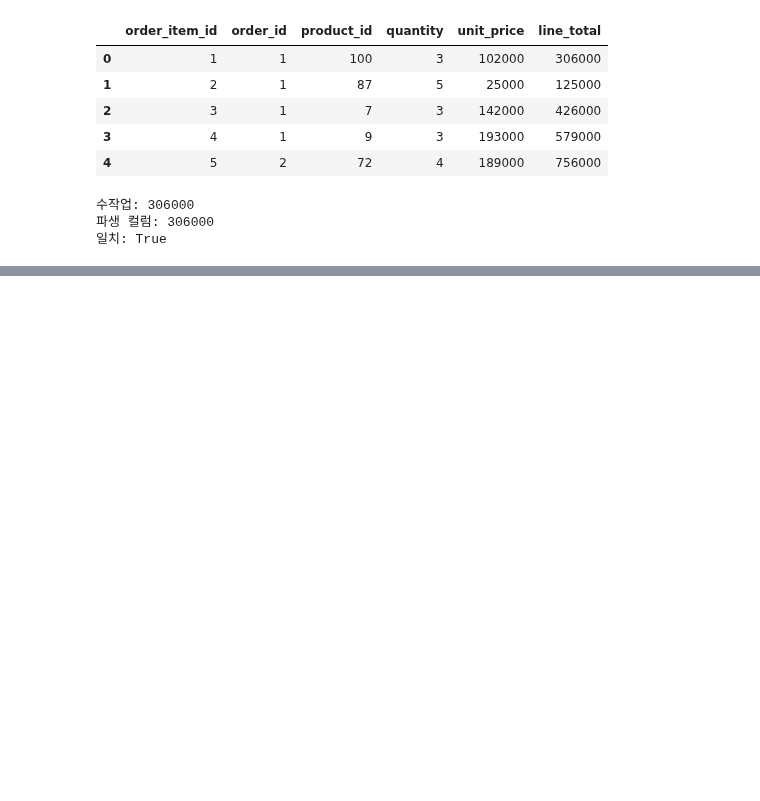
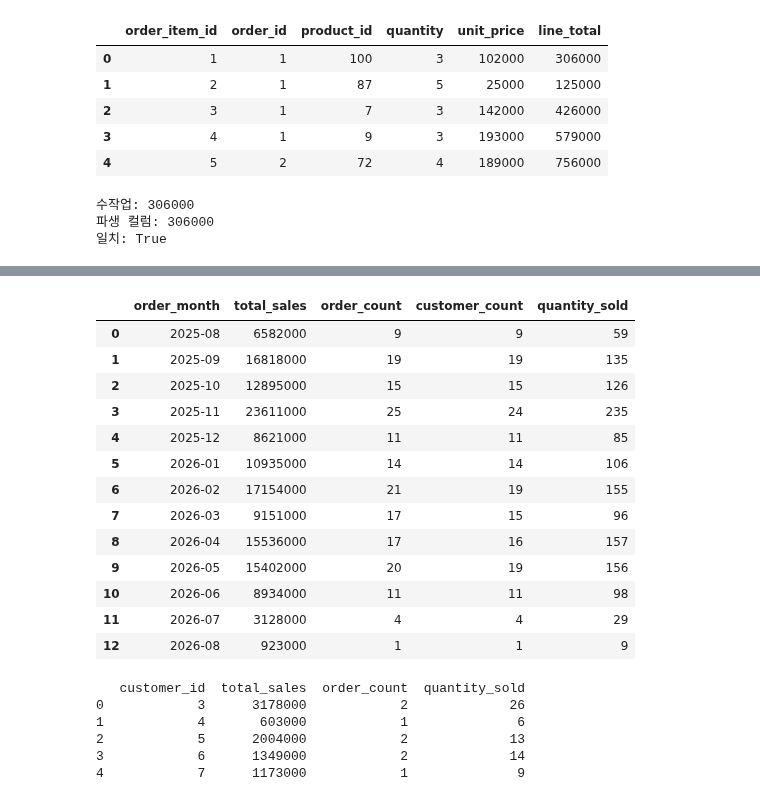
Before and after one commit to dydtlsrl/ai-data-analysis, a Jupyter notebook: notebooks/ch04_pandas_basic.ipynb, the cells around one changed output, grey strips where cells are left out. Drawn from its saved outputs; the diff is of its cells as text; code cells hidden in the pictures; blank space fills up the shorter version.

```diff
--- a/notebooks/ch04_pandas_basic.ipynb
+++ b/notebooks/ch04_pandas_basic.ipynb
@@ -235,0 +454,14 @@ print("일치:", expected == actual)
+# %%
+#54. 주문 날짜 변환과 주문 월 생성
+#order_date 컬럼을 datetime 형식으로 변환하는 이유는 데이터 분석에서 날짜와 시간 관련 연산을 수행하기 위해서입니다.
+#변환 했을 때의 효과는 datetime 형식으로 변환하면 날짜와 시간 관련 연산, 필터링, 그룹화 등을 쉽게 수행할 수 있습니다.
+# 왜냐하면 문자열 형식으로 되어 있는 날짜 데이터를 datetime 형식으로 변환하면 pandas에서 제공하는
+# 다양한 날짜 관련 기능을 활용할 수 있기 때문입니다.
+completed_items["order_date"] = pd.to_datetime(
+    completed_items["order_date"],
+    errors="coerce",
+)
+print(
+    "날짜 변환 실패:",
+    completed_items["order_date"].isna().sum(),
+)
@@ -235,0 +493,11 @@ print("일치:", expected == actual)
+# %%
+completed_items["order_month"] = (
+    completed_items["order_date"]
+    .dt.to_period("M")
+    .astype("string")
+)
+#dt란 무엇인가? dt는 pandas에서 datetime 형식의 데이터를 다루기 위한 접근자입니다.
+#datetime이란 무엇인가? datetime은 날짜와 시간을 나타내는 데이터 타입입니다.
+#dt.to_period("M")란 무엇인가? dt.to_period("M")은 datetime 형식의 데이터를 월 단위로 변환하는 메서드입니다.
+#astype("string")란 무엇인가? astype("string")은 데이터 타입을 문자열로 변환하는 메서드입니다.'
+#astype이란 무엇인가? astype은 pandas에서 데이터 타입을 변환하는 메서드입니다.
@@ -235,0 +513,30 @@ print("일치:", expected == actual)
+# %%
+#55. 월별 매출
+
+monthly_sales = (
+    completed_items
+    .groupby("order_month", as_index=False)
+    .agg(
+        total_sales=("line_total", "sum"),
+        order_count=("order_id", "nunique"),
+        customer_count=("customer_id", "nunique"),
+        quantity_sold=("quantity", "sum"),
+    )
+    .sort_values("order_month")
+)
+display(monthly_sales)
+# %% [output]
+|  | order_month | total_sales | order_count | customer_count | quantity_sold |
+| 0 | 2025-08 | 6582000 | 9 | 9 | 59 |
+| 1 | 2025-09 | 16818000 | 19 | 19 | 135 |
+| 2 | 2025-10 | 12895000 | 15 | 15 | 126 |
+| 3 | 2025-11 | 23611000 | 25 | 24 | 235 |
+| 4 | 2025-12 | 8621000 | 11 | 11 | 85 |
+| 5 | 2026-01 | 10935000 | 14 | 14 | 106 |
+| 6 | 2026-02 | 17154000 | 21 | 19 | 155 |
+| 7 | 2026-03 | 9151000 | 17 | 15 | 96 |
+| 8 | 2026-04 | 15536000 | 17 | 16 | 157 |
+| 9 | 2026-05 | 15402000 | 20 | 19 | 156 |
+| 10 | 2026-06 | 8934000 | 11 | 11 | 98 |
+| 11 | 2026-07 | 3128000 | 4 | 4 | 29 |
+| 12 | 2026-08 | 923000 | 1 | 1 | 9 |
@@ -235,0 +555,9 @@ print("일치:", expected == actual)
+# %%
+print(customer_sales.head())
+# %% [output]
+   customer_id  total_sales  order_count  quantity_sold
+0            3      3178000            2             26
+1            4       603000            1              6
+2            5      2004000            2             13
+3            6      1349000            2             14
+4            7      1173000            1              9
```
Also changed, not shown: parts of 28 cells of this notebook, 4 other files.
